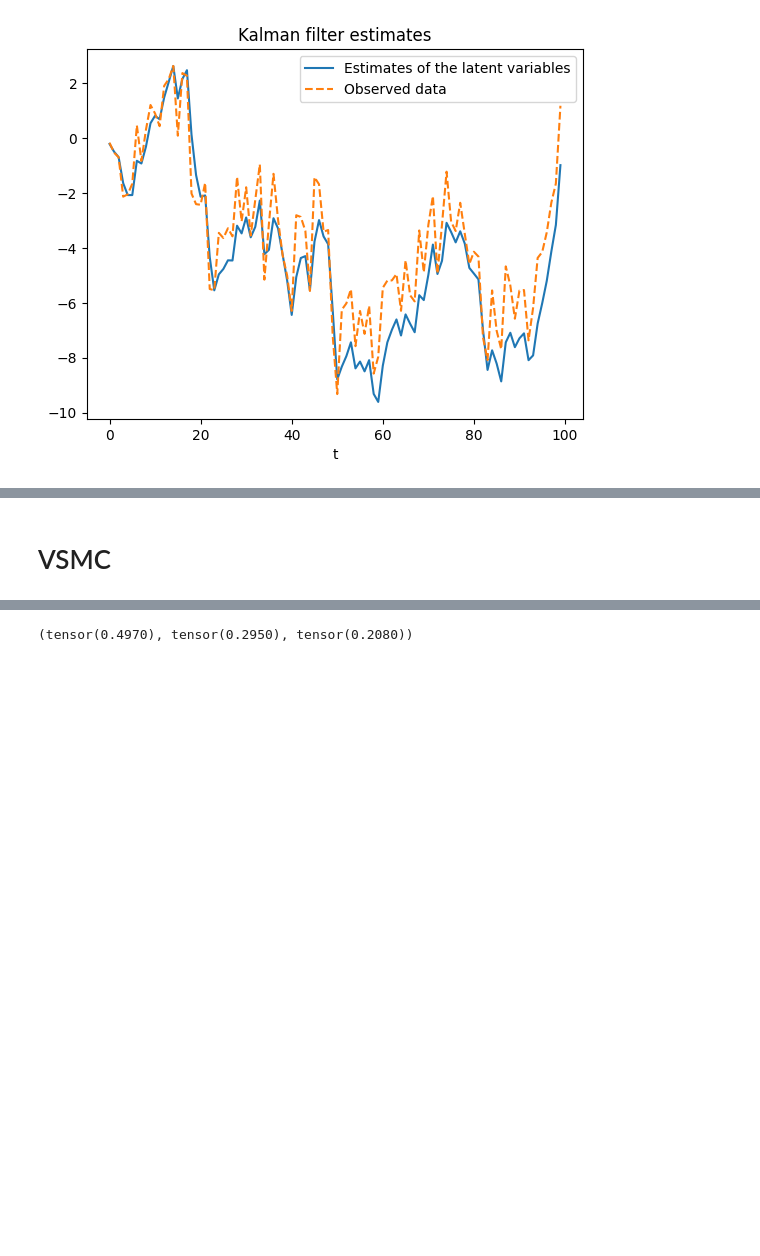
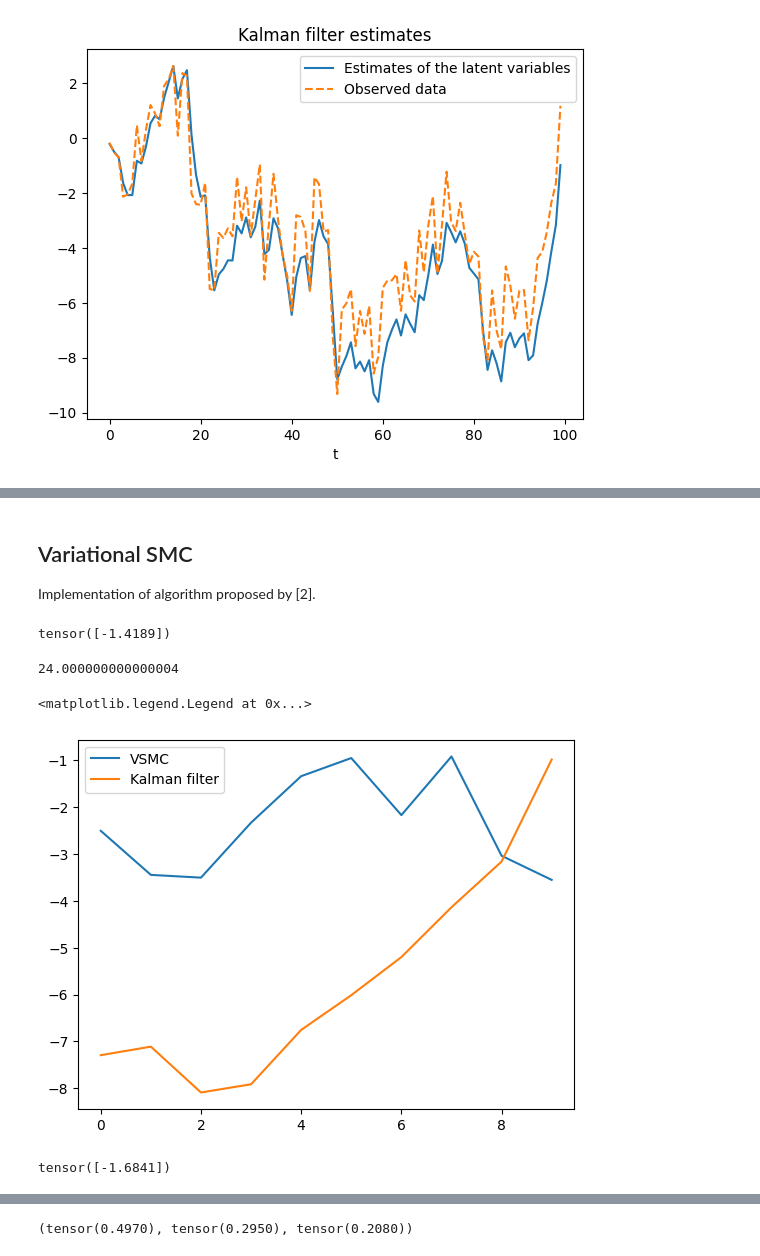
Before and after one commit to Perez-Amanda/ComputacionalStatistics_FinalProject, a Jupyter notebook: SMC.ipynb, the cells around one changed output, grey strips where cells are left out. Saved outputs shown, nothing was run; the diff lists cells and outputs as text; code cells hidden in the pictures; blank space fills up the shorter version.

Commit message:
Implementation for some SMC approaches

```diff
--- a/SMC.ipynb
+++ b/SMC.ipynb
@@ -107,2 +248,4 @@ Another common approach is to use the prior distribution as a proposal for SMC.
 # %% [markdown]
-# VSMC
+## Variational SMC
+
+Implementation of algorithm proposed by \[2\].
@@ -111,0 +252,11 @@ from torch import distributions
+# %%
+Normal(0,1).log_prob(torch.tensor([1]))
+# %% [output]
+tensor([-1.4189])
+# %%
+aaa = np.array([12,10, 2])
+log_aaa = np.log(aaa)
+np.exp(logsumexp(log_aaa))
+# np.exp(logsumexp(aaa))
+# %% [output]
+24.000000000000004
@@ -111,0 +333,16 @@ from torch import distributions
+# %%
+param = torch.randn(1)
+model = VSMC(param)
+x_T, log_w = model.run_vsmc(y, 10)
+# len(x_T)
+# %%
+plt.plot(torch.tensor(x_T).numpy(), label="VSMC")
+plt.plot(X_hat[-10:], label='Kalman filter')
+plt.legend()
+# %% [output]
+<matplotlib.legend.Legend at 0x...>
+[figure, added]
+# %%
+torch.randn(1)
+# %% [output]
+tensor([-1.6841])
```
Also changed, not shown: parts of 33 cells of this notebook.
